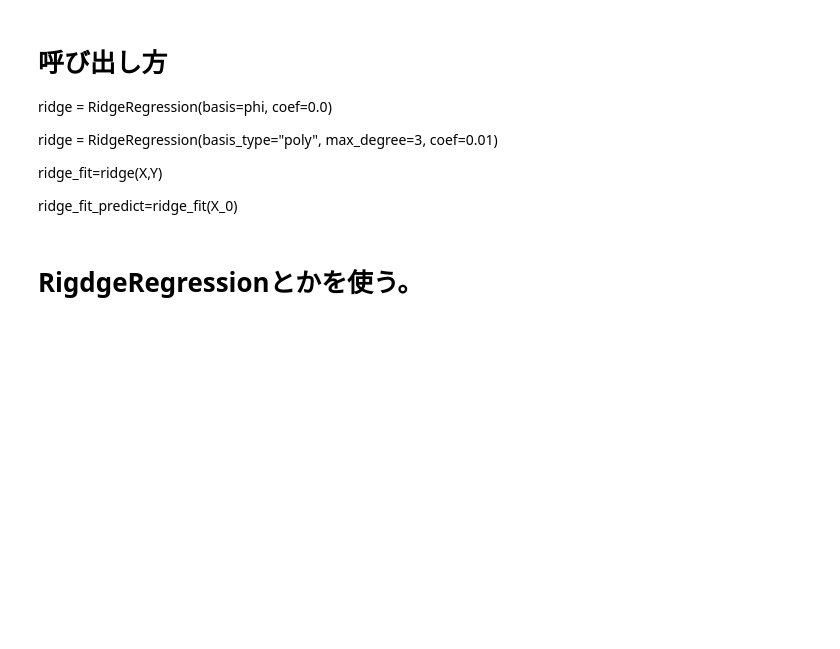
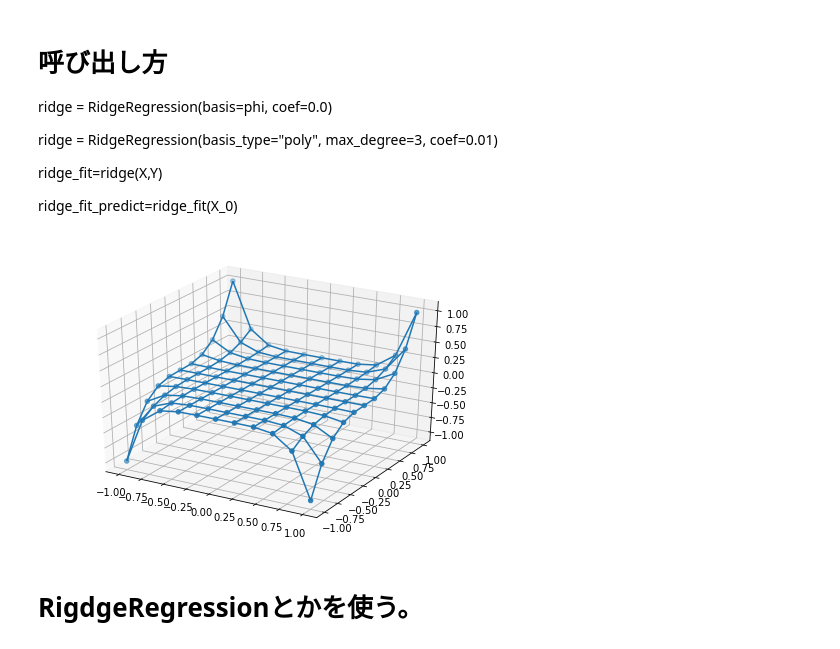
Before and after one commit to KensakuNakamura/data_analysis_practice, a Jupyter notebook: RidgeRegression.ipynb, the cells around one changed output. Saved outputs shown, nothing was run; the diff lists cells and outputs as text; code cells hidden in the pictures; blank space fills up the shorter version.

```diff
--- a/RidgeRegression.ipynb
+++ b/RidgeRegression.ipynb
@@ -33,15 +54,24 @@ class RidgeRegression(MLmodel):
     def __init__(self, basis=None, regular_coef=0.0):
         self.basis = basis
         self.regular_coef = regular_coef
+        self.num_func = len(basis)
 
-    def fit(self, X, Y):
-        MLmodel.fit(self,X,Y)
-        ...
+    def fit(self, X, t):
+        MLmodel.fit(self,X,t)
+        PHI = np.zeros((self.num_data, self.num_func))
+
+        #関数Φ（行：サンプル数,列：基底関数の個数）の各要素に値を入れる
+        for i,ph in enumerate(self.basis):
+            PHI[:,i] = np.reshape(ph(self.X[0],self.X[1]),self.num_data)
+
+
+        PHI_trans=np.transpose(PHI)
+        self.w = np.linalg.inv(PHI_trans.dot(PHI)).dot(np.dot(PHI_trans, self.t_array))
 
         return
 
     def predict(self, X_new):
-        MLmodel.predict(self,X,Y)
+        MLmodel.predict(self,X,t)
         ...
         return
 # %%
@@ -53,6 +83,27 @@ class PolynomialRegression(RidgeRegression):
 
         RidgeRegression.__init__(self,polynomial_basis,regular_coef)
         return
+# %%
+xy_min = -1
+xy_max = 1
+n_division = 10#100#10
+
+x = np.linspace(xy_min, xy_max, n_division+1)
+
+#Ｘは(n_division+1)^2個の点の集まり。
+#X[0]はx座標の集まり. X[1]はy座標の集まり。
+X=np.meshgrid(x,x)
+# t=np.sin(X[0])+3*np.cos(X[1])+X[0]*X[1]+np.sin(X[1])**2 *np.cos(X[0])*X[1]**(5)
+t=X[0]**6*X[1]**3
+# %%
+phi=[]
+# %%
+rg=RidgeRegression(phi)
+
+rg.fit(X,t)
+rg.plot(with_predicted_data=False,with_t=True)
+# %% [output]
+[figure, added]
 # %% [markdown]
 # RigdgeRegressionとかを使う。
 # %%
```
Also changed, not shown: parts of 3 cells of this notebook.
